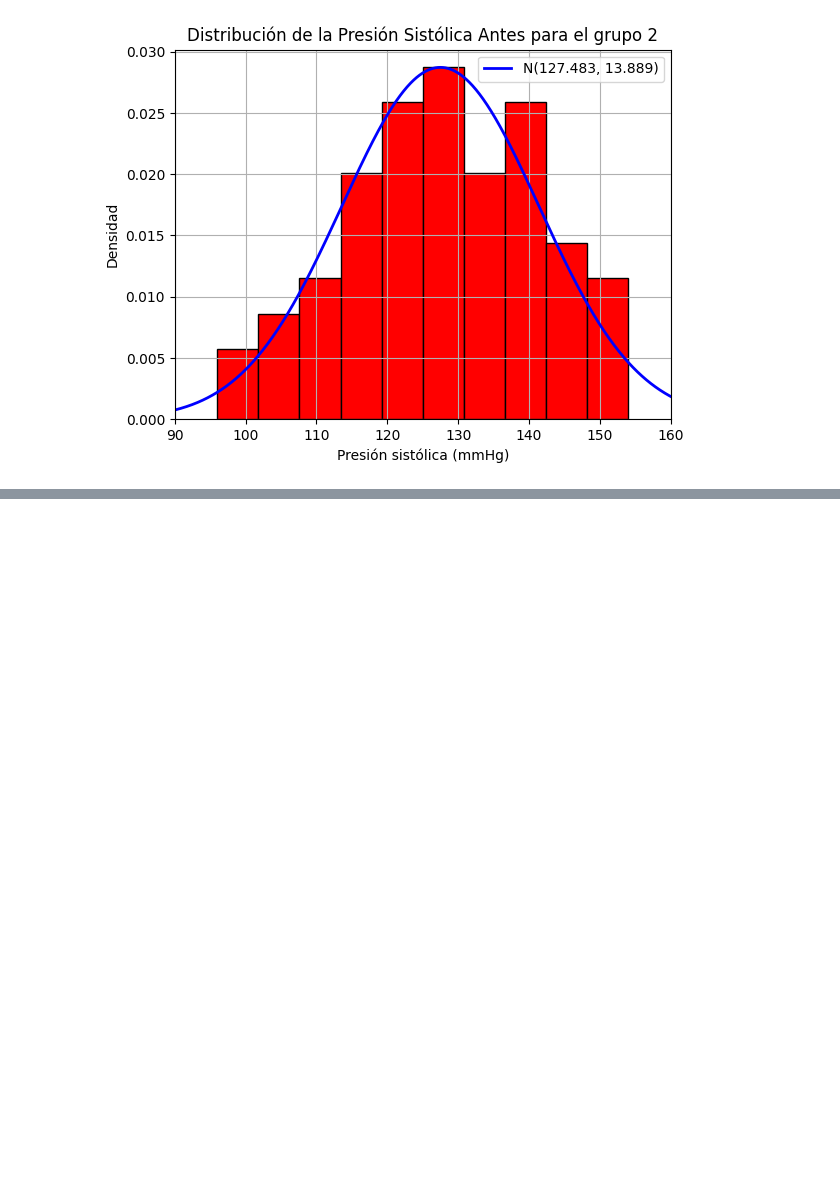
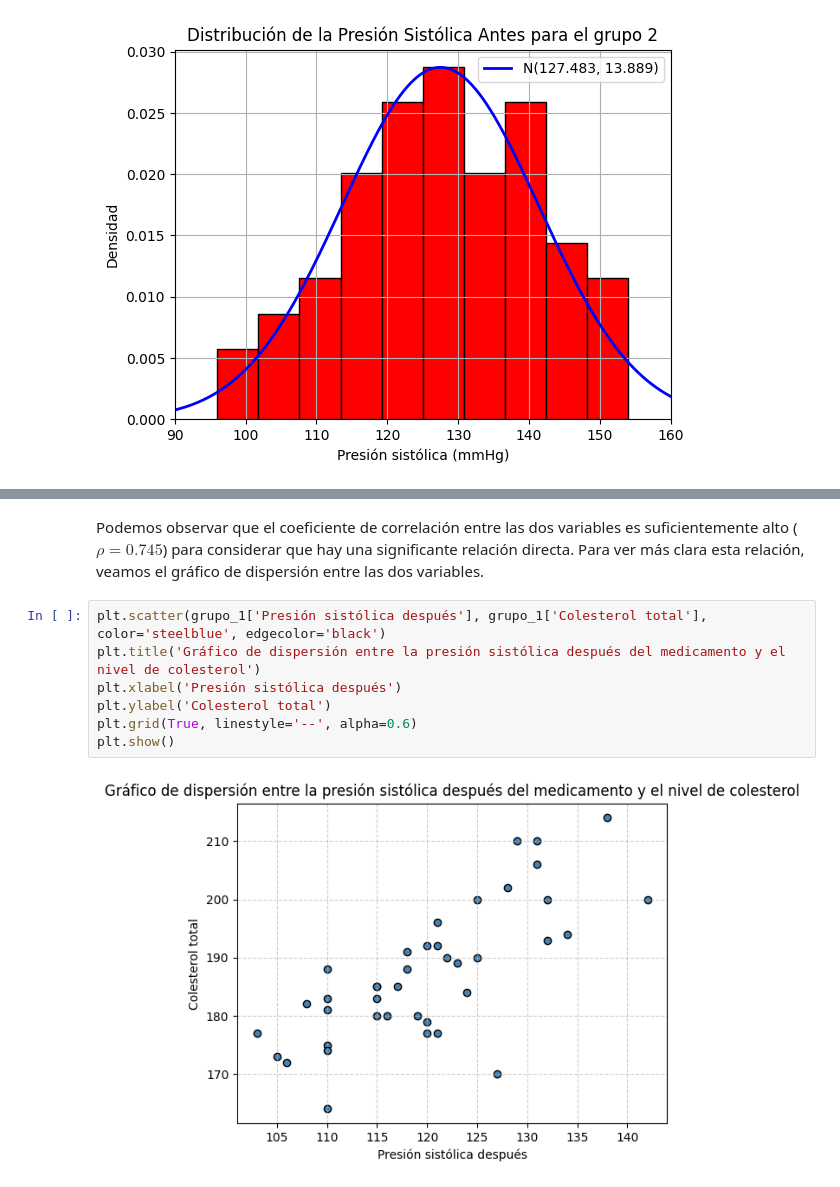
Before and after one commit to mikiaguilo/Entrega, a Jupyter notebook: Entrega.ipynb, the cells around one changed output, grey strips where cells are left out. Saved outputs shown, nothing was run; the diff lists cells and outputs as text; blank space fills up the shorter version.

```diff
--- a/Entrega.ipynb
+++ b/Entrega.ipynb
@@ -175,0 +186,11 @@ plt.show()
+# %% [markdown]
+Podemos observar que el coeficiente de correlación entre las dos variables es suficientemente alto ($\rho=0.745$) para considerar que hay una significante relación directa. Para ver más clara esta relación, veamos el gráfico de dispersión entre las dos variables.
+# %%
+plt.scatter(grupo_1['Presión sistólica después'], grupo_1['Colesterol total'], color='steelblue', edgecolor='black')
+plt.title('Gráfico de dispersión entre la presión sistólica después del medicamento y el nivel de colesterol')
+plt.xlabel('Presión sistólica después')
+plt.ylabel('Colesterol total')
+plt.grid(True, linestyle='--', alpha=0.6)
+plt.show()
+# %% [output]
+[figure, added]
```
Also changed, not shown: parts of 18 cells of this notebook.
